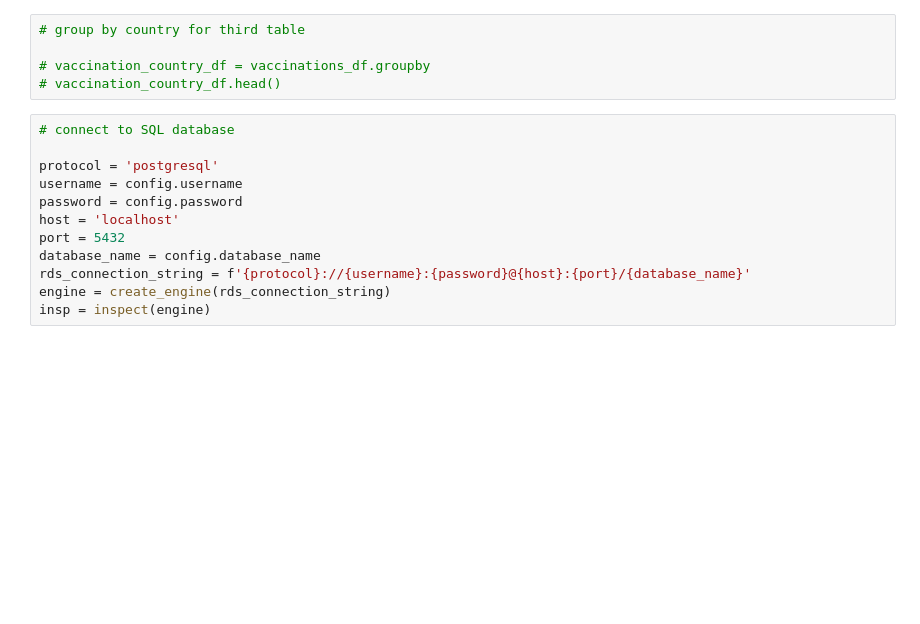
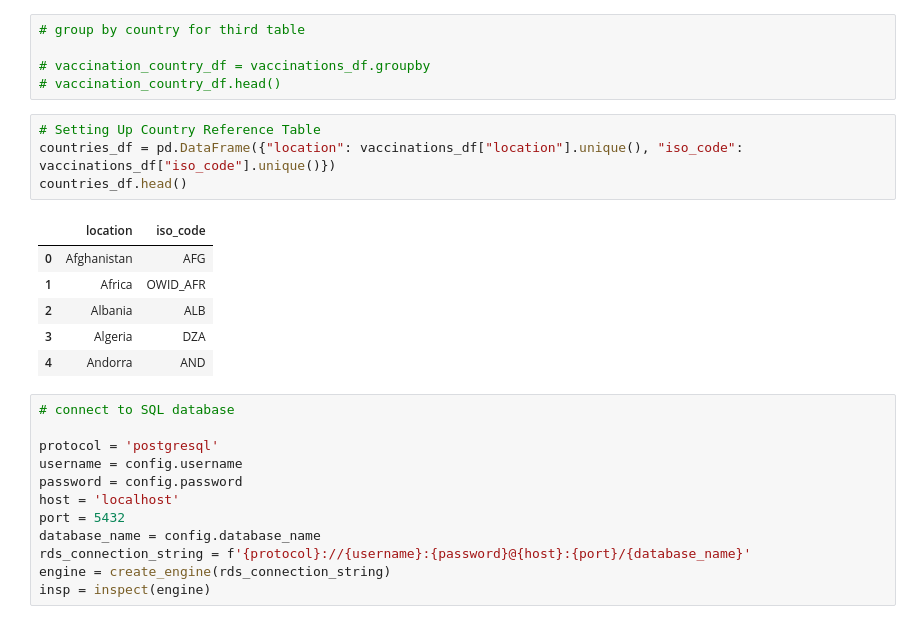
Before and after one commit to Alphaomegainfinity/COVID19_Vaccination, a Jupyter notebook: vaccinations.ipynb, the cells around one changed output. Drawn from its saved outputs; the diff is of its cells as text; blank space fills up the shorter version.

Commit message:
Fixes to vaccinations and schema - Countries lookup table is being properly generated.

```diff
--- a/vaccinations.ipynb
+++ b/vaccinations.ipynb
@@ -58,6 +58,17 @@ vaccination_daily_df.head()
 
 # vaccination_country_df = vaccinations_df.groupby
 # vaccination_country_df.head()
+# %%
+# Setting Up Country Reference Table
+countries_df = pd.DataFrame({"location": vaccinations_df["location"].unique(), "iso_code": vaccinations_df["iso_code"].unique()})
+countries_df.head()
+# %% [output]
+|  | location | iso_code |
+| 0 | Afghanistan | AFG |
+| 1 | Africa | OWID_AFR |
+| 2 | Albania | ALB |
+| 3 | Algeria | DZA |
+| 4 | Andorra | AND |
 # %%
 # connect to SQL database
 
```
Also changed, not shown: parts of 2 cells of this notebook, 1 other file.
